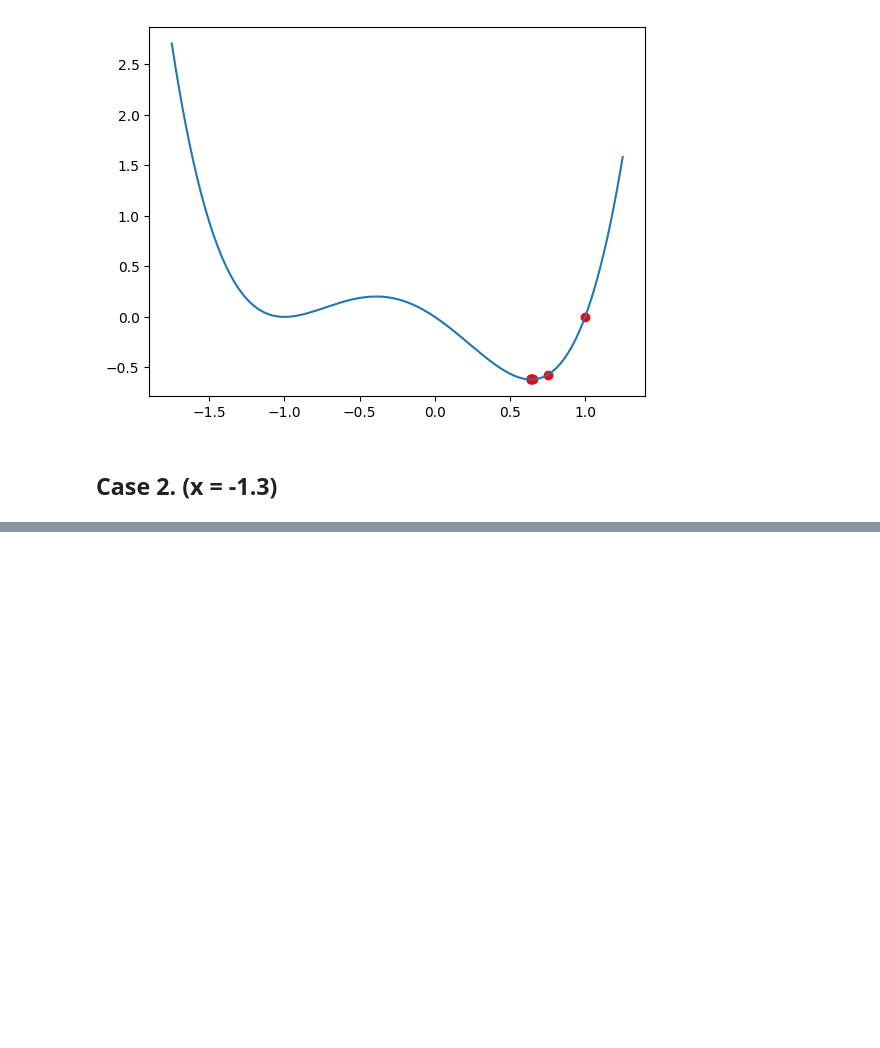
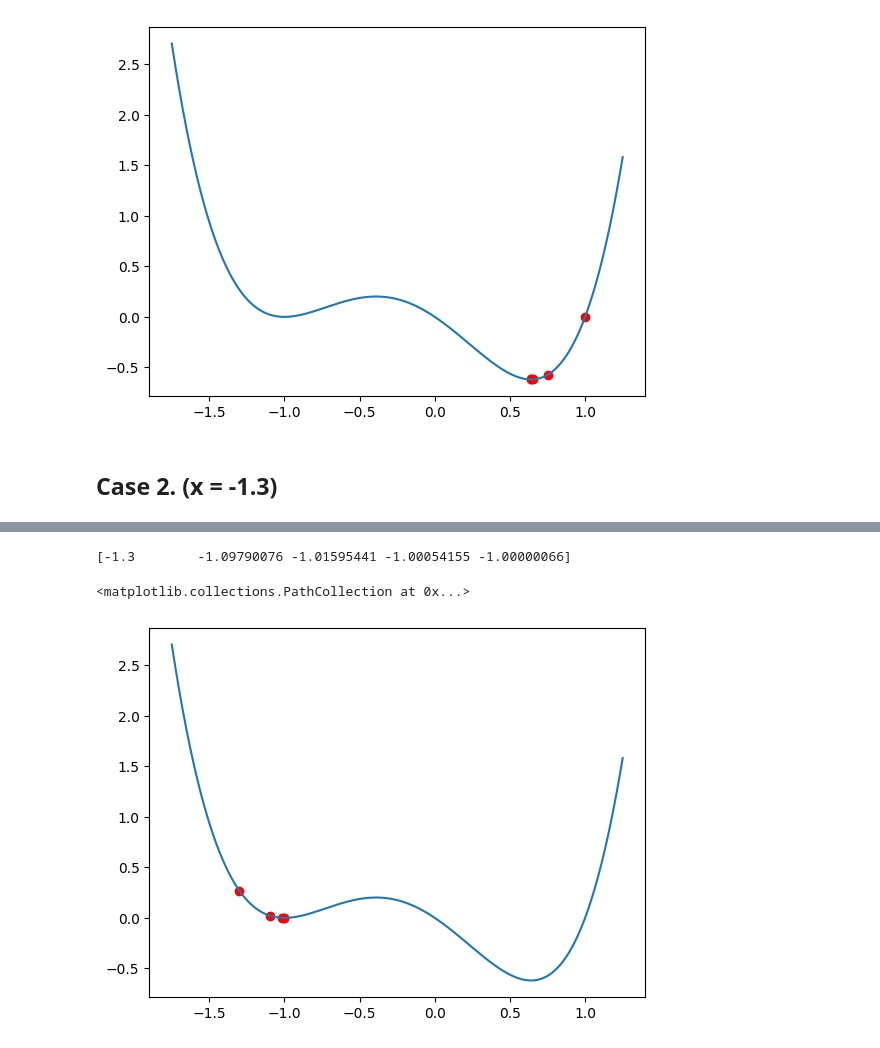
Before and after one commit to kimsooyoung/rl_oc_python, a Jupyter notebook: lec3_root_finding/minimization.ipynb, the cells around one changed output, grey strips where cells are left out. Cells and saved outputs as stored; diff of their text form; code cells hidden in the pictures; blank space fills up the shorter version.

```diff
--- a/lec3_root_finding/minimization.ipynb
+++ b/lec3_root_finding/minimization.ipynb
@@ -50,0 +57,9 @@ plt.scatter(x_guess, f(x_guess), color='r')
+# %%
+x_guess = np.append(x_guess, newton_step(np.array([x_guess[-1]])))
+print(x_guess)
+plt.plot(x, f(x))
+plt.scatter(x_guess, f(x_guess), color='r')
+# %% [output]
+[-1.3        -1.09790076 -1.01595441 -1.00054155 -1.00000066]
+<matplotlib.collections.PathCollection at 0x...>
+[figure, added]
```
Also changed, not shown: parts of 18 cells of this notebook, 1 other file.
